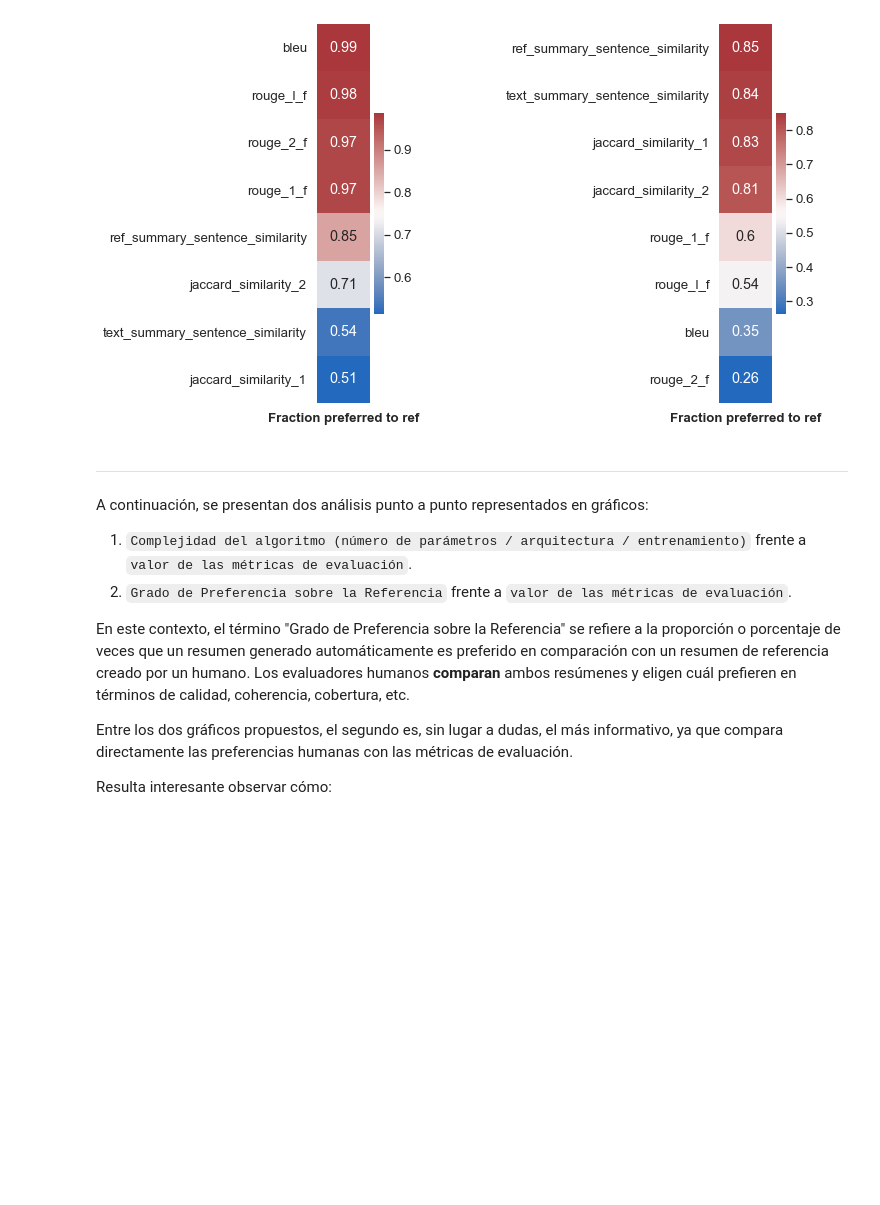
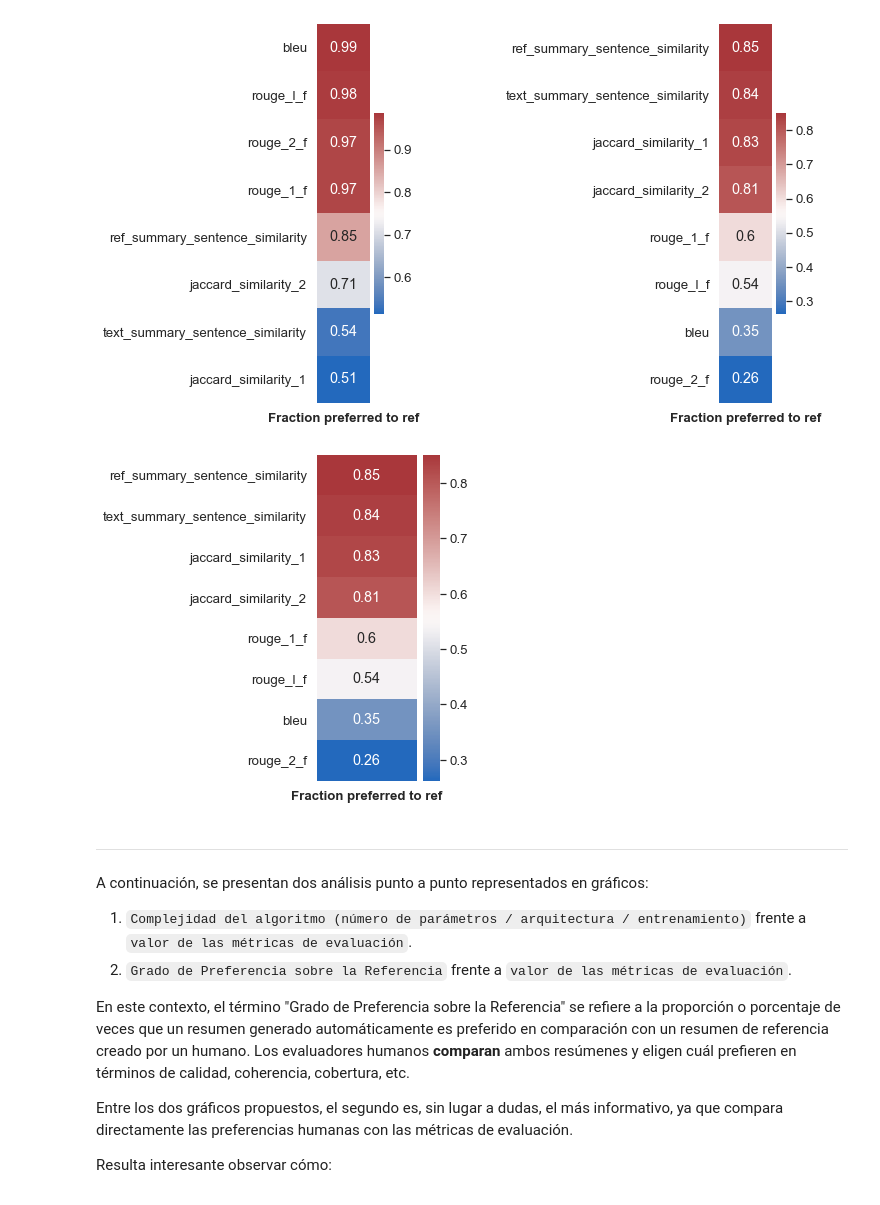
Before and after one commit to DavidColasRomanos/ExplainSumm, a Jupyter notebook: 5_summary_vs_ref_summary_analysis.ipynb, the cells around one changed output. Drawn from its saved outputs; the diff is of its cells as text; code cells hidden in the pictures; blank space fills up the shorter version.

```diff
--- a/5_summary_vs_ref_summary_analysis.ipynb
+++ b/5_summary_vs_ref_summary_analysis.ipynb
@@ -89,6 +89,16 @@ plt.savefig("figs/summ_to_ref_summ_preferred_corr_evolution.png", bbox_inches='t
 plt.show()
 # %% [output]
 [figure]
+# %%
+visualize_correlation(
+    eval_summ_metrics.metrics_df[eval_summ_metrics.metrics],
+    eval_summ_metrics.metrics_df[["Fraction preferred to ref"]],
+    "Fraction preferred to ref",
+    None,
+    "figs/comparisons_metrics_corr",
+)
+# %% [output]
+[figure, added]
 # %% [markdown]
 
 ---
```
Also changed, not shown: 5 other files.
